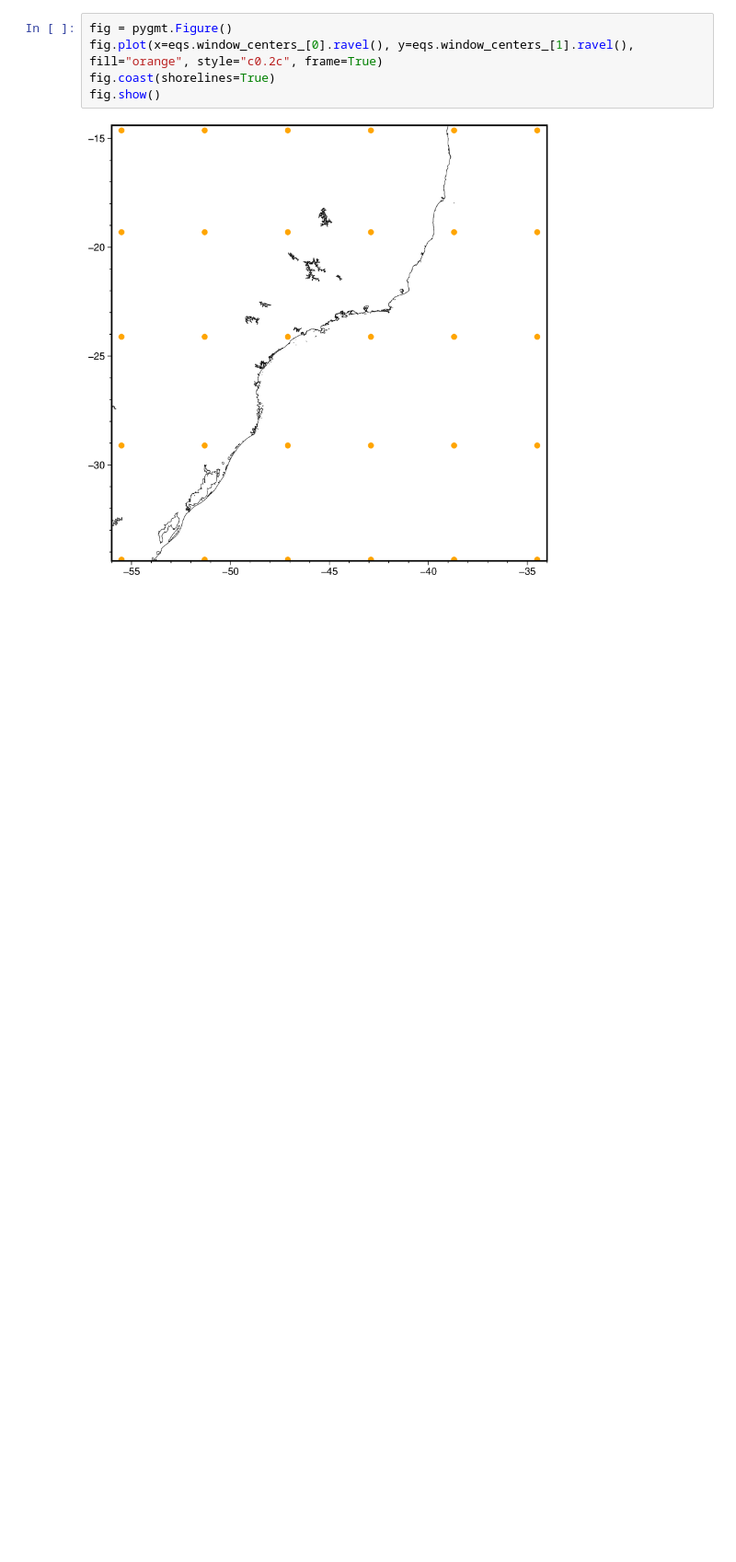
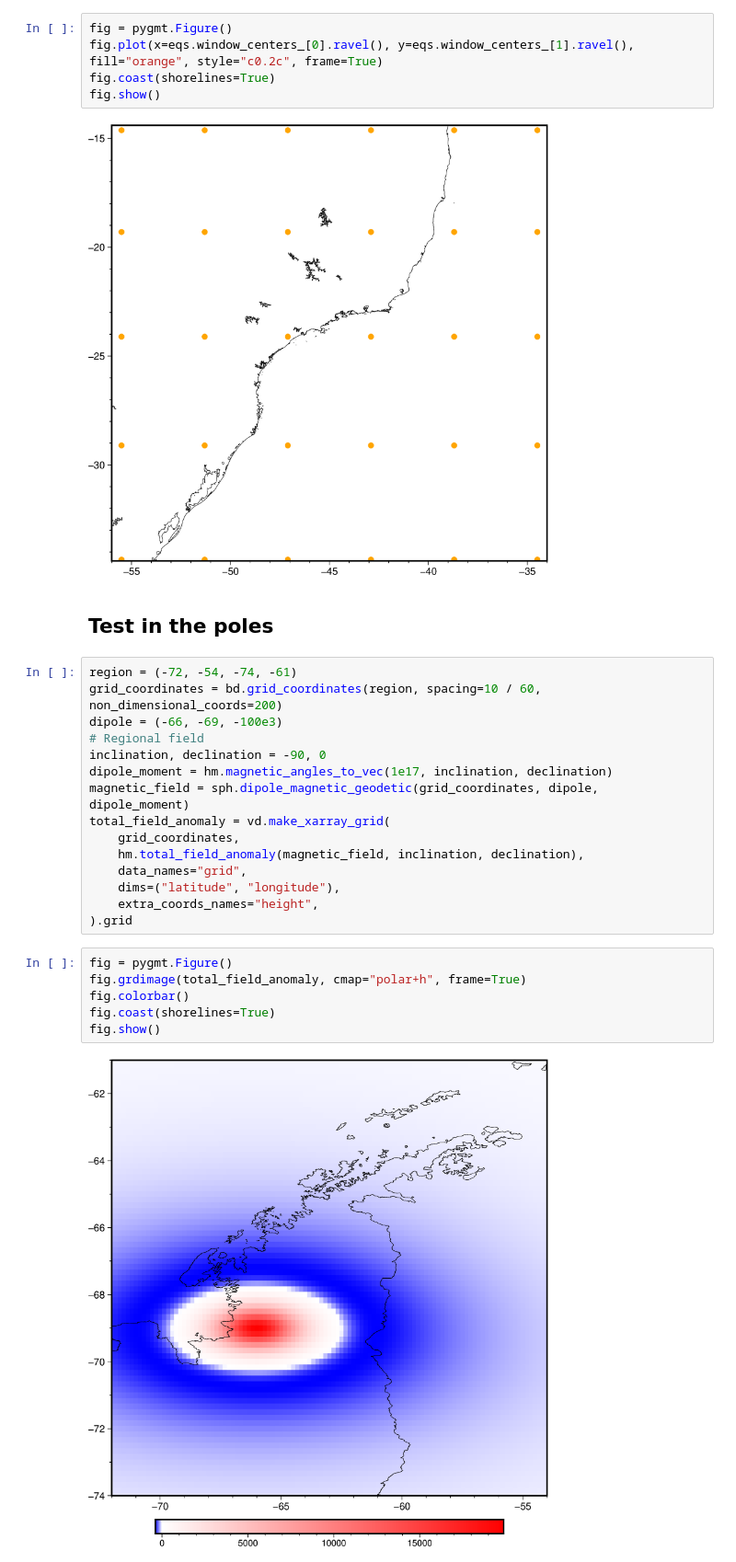
Before and after one commit to compgeolab/eqs-magnetic-spherical, a Jupyter notebook: code/proof-of-concept.ipynb, the cells around one changed output. Shown at 92% size. Saved outputs shown, nothing was run; the diff lists cells and outputs as text; blank space fills up the shorter version.

Commit message:
Add in the notebook 'proof-of-concept' the test in the poles
It seems correct

```diff
--- a/code/proof-of-concept.ipynb
+++ b/code/proof-of-concept.ipynb
@@ -167,3 +167,28 @@ fig.coast(shorelines=True)
 fig.show()
 # %% [output]
 [figure]
+# %% [markdown]
+## Test in the poles
+# %%
+region = (-72, -54, -74, -61)
+grid_coordinates = bd.grid_coordinates(region, spacing=10 / 60, non_dimensional_coords=200)
+dipole = (-66, -69, -100e3)
+# Regional field
+inclination, declination = -90, 0
+dipole_moment = hm.magnetic_angles_to_vec(1e17, inclination, declination)
+magnetic_field = sph.dipole_magnetic_geodetic(grid_coordinates, dipole, dipole_moment)
+total_field_anomaly = vd.make_xarray_grid(
+    grid_coordinates,
+    hm.total_field_anomaly(magnetic_field, inclination, declination),
+    data_names="grid",
+    dims=("latitude", "longitude"),
+    extra_coords_names="height",
+).grid
+# %%
+fig = pygmt.Figure()
+fig.grdimage(total_field_anomaly, cmap="polar+h", frame=True)
+fig.colorbar()
+fig.coast(shorelines=True)
+fig.show()
+# %% [output]
+[figure, added]
```
Also changed, not shown: parts of 23 cells of this notebook.
